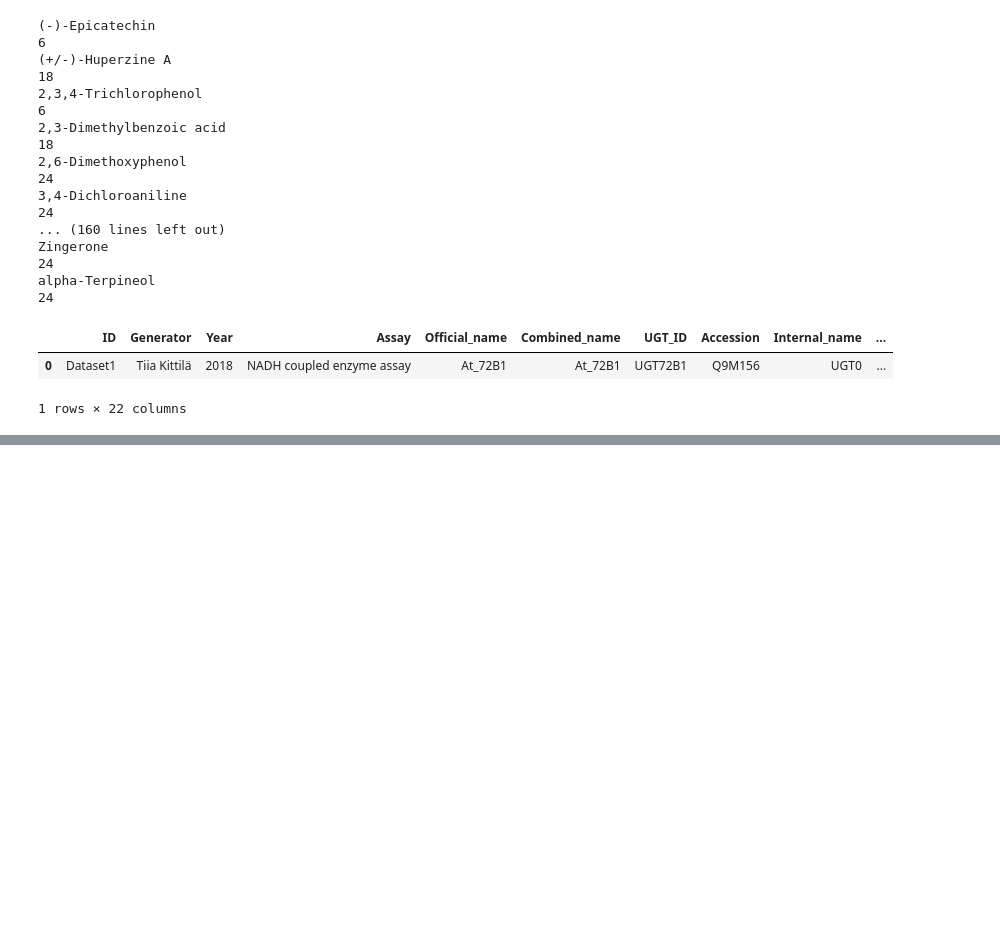
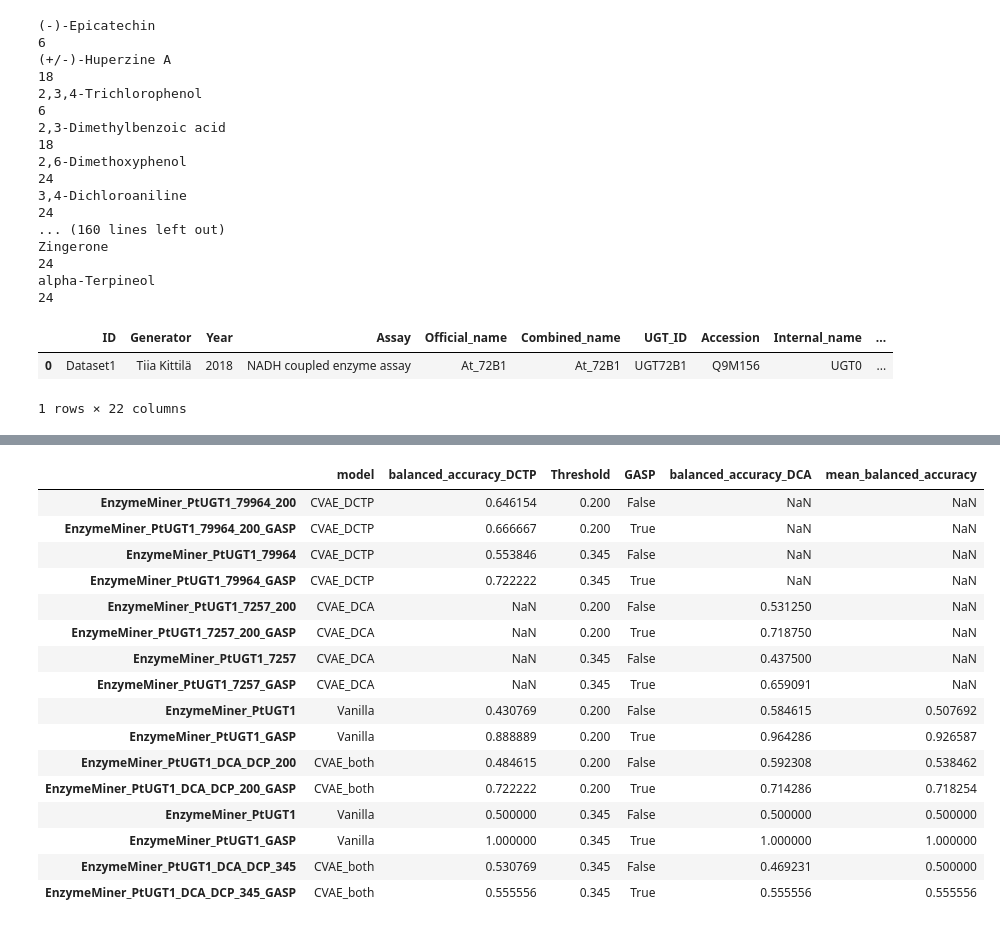
Before and after one commit to daha-la/VAE-enzymes, a Jupyter notebook: Analysis.ipynb, the cells around one changed output, grey strips where cells are left out. Drawn from its saved outputs; the diff is of its cells as text; code cells hidden in the pictures; blank space fills up the shorter version.

```diff
--- a/Analysis.ipynb
+++ b/Analysis.ipynb
@@ -342,0 +412,8 @@ Dataset1_uniq[Dataset1_uniq.Official_name=='At_72B1']
+# %%
+two_subs_200_df['model'] = two_subs_200_df['model'].str.replace('EnzymeMiner_PtUGT1','Vanilla')
+two_subs_200_df['model'] = two_subs_200_df['model'].str.replace('Vanilla_DCA_DCP_200','CVAE_both')
+
+two_subs_345_df['model'] = two_subs_345_df['model'].str.replace('EnzymeMiner_PtUGT1','Vanilla')
+two_subs_345_df['model'] = two_subs_345_df['model'].str.replace('Vanilla_DCA_DCP_345','CVAE_both')
+
+two_subs_df = pd.concat([two_subs_200_df,two_subs_345_df])
@@ -342,0 +454,50 @@ Dataset1_uniq[Dataset1_uniq.Official_name=='At_72B1']
+# %%
+DCTP_subs_200_df = pd.DataFrame(columns=['model','balanced_accuracy_DCTP','Threshold','GASP'])
+thresh = 0.200
+for path in ['EnzymeMiner_PtUGT1_79964_200/results/knn_single_DCTP_200_stats.txt','EnzymeMiner_PtUGT1_79964_200/results/knn_single_DCTP_GASP_200_stats.txt']:
+    balanced_accuracies = extract_balanced_accuracy_single(f'/Users/dahala/GitHub/VAE-enzymes/vae_notebooks/results/{path}')
+    model_name = path.split('/')[0]
+    gasp = True if 'GASP' in path else False
+    index = model_name
+    if gasp:
+        index = model_name + '_GASP'
+    DCTP_subs_200_df.loc[index] = [model_name,balanced_accuracies,thresh,gasp]
+
+DCTP_subs_345_df = pd.DataFrame(columns=['model','balanced_accuracy_DCTP','Threshold','GASP'])
+thresh = 0.345
+for path in ['EnzymeMiner_PtUGT1_79964/results/knn_single_DCTP_345_stats.txt','EnzymeMiner_PtUGT1_79964/results/knn_single_DCTP_GASP_345_stats.txt']:
+    balanced_accuracies = extract_balanced_accuracy_single(f'/Users/dahala/GitHub/VAE-enzymes/vae_notebooks/results/{path}')
+    model_name = path.split('/')[0]
+    gasp = True if 'GASP' in path else False
+    index = model_name
+    if gasp:
+        index = model_name + '_GASP'
+    DCTP_subs_345_df.loc[index] = [model_name,balanced_accuracies,thresh,gasp]
+# %%
+single_df = pd.concat([DCTP_subs_200_df,DCTP_subs_345_df,DCA_subs_200_df,DCA_subs_345_df])
+single_df['model'] = single_df['model'].str.replace('EnzymeMiner_PtUGT1','CVAE')
+single_df['model'] = single_df['model'].str.replace('7257','DCA')
+single_df['model'] = single_df['model'].str.replace('79964','DCTP')
+single_df['model'] = single_df['model'].str.replace('_200','')
+# %%
+all_df = pd.concat([single_df,two_subs_df])
+# %%
+all_df
+# %% [output]
+|  | model | balanced_accuracy_DCTP | Threshold | GASP | balanced_accuracy_DCA | mean_balanced_accuracy |
+| EnzymeMiner_PtUGT1_79964_200 | CVAE_DCTP | 0.646154 | 0.200 | False | NaN | NaN |
+| EnzymeMiner_PtUGT1_79964_200_GASP | CVAE_DCTP | 0.666667 | 0.200 | True | NaN | NaN |
+| EnzymeMiner_PtUGT1_79964 | CVAE_DCTP | 0.553846 | 0.345 | False | NaN | NaN |
+| EnzymeMiner_PtUGT1_79964_GASP | CVAE_DCTP | 0.722222 | 0.345 | True | NaN | NaN |
+| EnzymeMiner_PtUGT1_7257_200 | CVAE_DCA | NaN | 0.200 | False | 0.531250 | NaN |
+| EnzymeMiner_PtUGT1_7257_200_GASP | CVAE_DCA | NaN | 0.200 | True | 0.718750 | NaN |
+| EnzymeMiner_PtUGT1_7257 | CVAE_DCA | NaN | 0.345 | False | 0.437500 | NaN |
+| EnzymeMiner_PtUGT1_7257_GASP | CVAE_DCA | NaN | 0.345 | True | 0.659091 | NaN |
+| EnzymeMiner_PtUGT1 | Vanilla | 0.430769 | 0.200 | False | 0.584615 | 0.507692 |
+| EnzymeMiner_PtUGT1_GASP | Vanilla | 0.888889 | 0.200 | True | 0.964286 | 0.926587 |
+| EnzymeMiner_PtUGT1_DCA_DCP_200 | CVAE_both | 0.484615 | 0.200 | False | 0.592308 | 0.538462 |
+| EnzymeMiner_PtUGT1_DCA_DCP_200_GASP | CVAE_both | 0.722222 | 0.200 | True | 0.714286 | 0.718254 |
+| EnzymeMiner_PtUGT1 | Vanilla | 0.500000 | 0.345 | False | 0.500000 | 0.500000 |
+| EnzymeMiner_PtUGT1_GASP | Vanilla | 1.000000 | 0.345 | True | 1.000000 | 1.000000 |
+| EnzymeMiner_PtUGT1_DCA_DCP_345 | CVAE_both | 0.530769 | 0.345 | False | 0.469231 | 0.500000 |
+| EnzymeMiner_PtUGT1_DCA_DCP_345_GASP | CVAE_both | 0.555556 | 0.345 | True | 0.555556 | 0.555556 |
```
Also changed, not shown: parts of 6 cells of this notebook, 1 other file.
